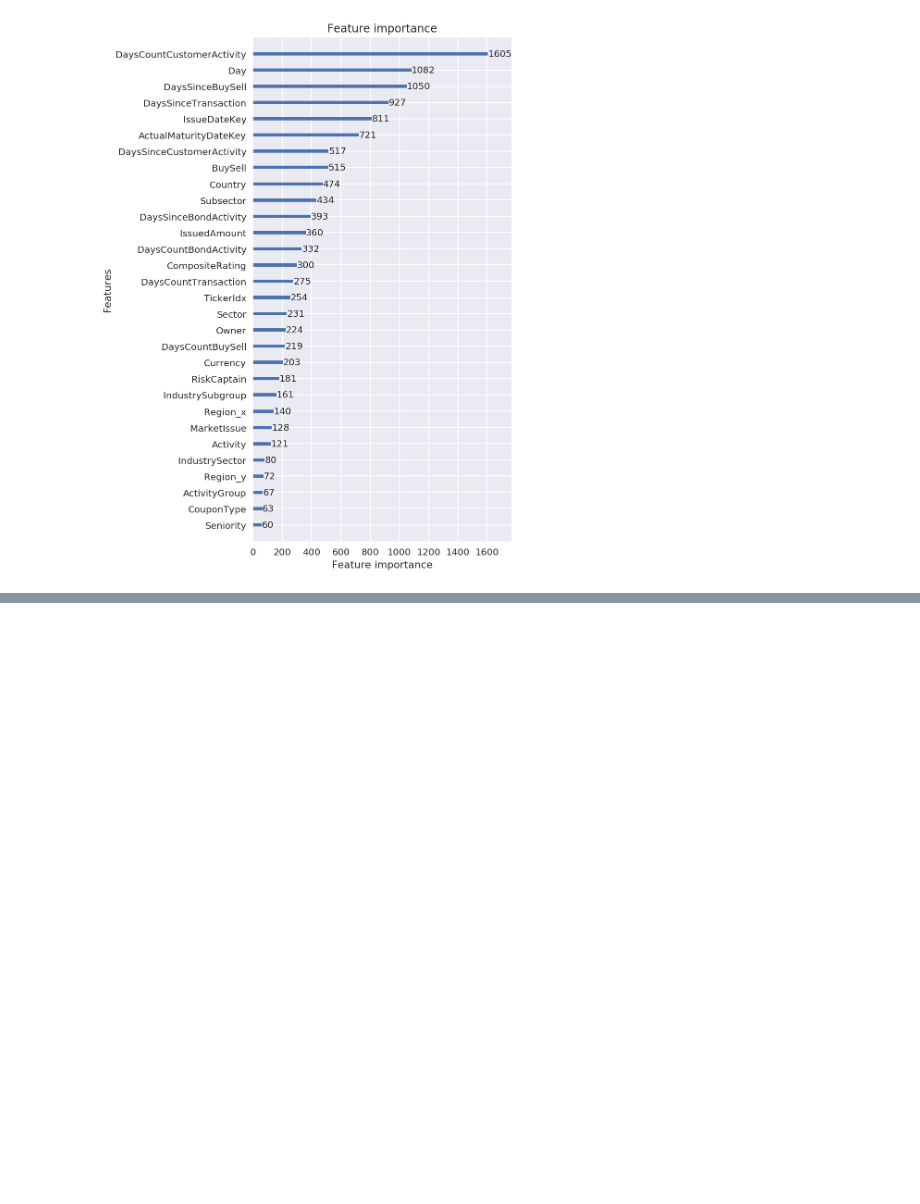
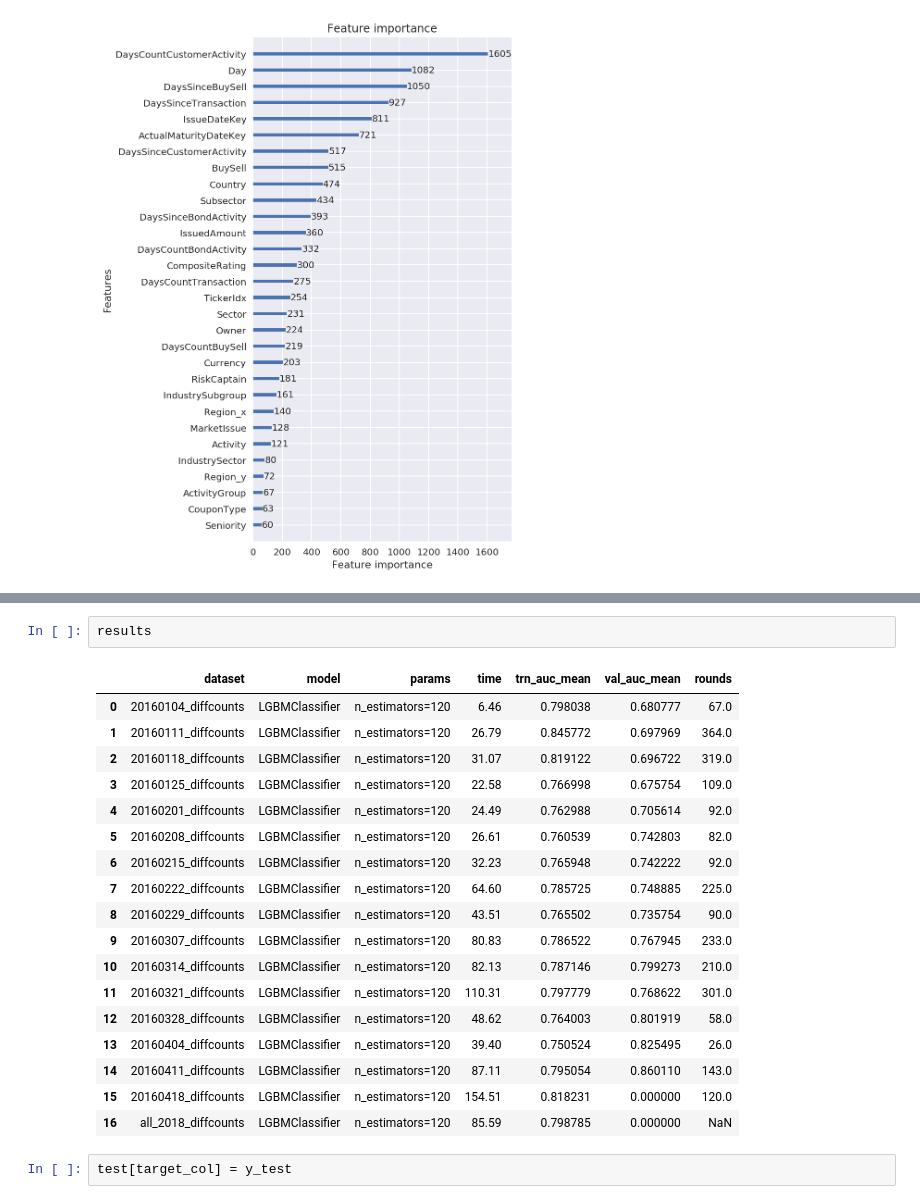
Before and after one commit to Robert-Aduviri/DSG-2018-Qualifiers, a Jupyter notebook: notebooks/robert/RA-19-All-Weeks.ipynb, the cells around one changed output, grey strips where cells are left out. Drawn from its saved outputs; the diff is of its cells as text; blank space fills up the shorter version.

```diff
--- a/notebooks/robert/RA-19-All-Weeks.ipynb
+++ b/notebooks/robert/RA-19-All-Weeks.ipynb
@@ -292,0 +337,23 @@ plot_importance(output[-1][1], figsize=(5,10))
+# %%
+results
+# %% [output]
+|  | dataset | model | params | time | trn_auc_mean | val_auc_mean | rounds |
+| 0 | 20160104_diffcounts | LGBMClassifier | n_estimators=120 | 6.46 | 0.798038 | 0.680777 | 67.0 |
+| 1 | 20160111_diffcounts | LGBMClassifier | n_estimators=120 | 26.79 | 0.845772 | 0.697969 | 364.0 |
+| 2 | 20160118_diffcounts | LGBMClassifier | n_estimators=120 | 31.07 | 0.819122 | 0.696722 | 319.0 |
+| 3 | 20160125_diffcounts | LGBMClassifier | n_estimators=120 | 22.58 | 0.766998 | 0.675754 | 109.0 |
+| 4 | 20160201_diffcounts | LGBMClassifier | n_estimators=120 | 24.49 | 0.762988 | 0.705614 | 92.0 |
+| 5 | 20160208_diffcounts | LGBMClassifier | n_estimators=120 | 26.61 | 0.760539 | 0.742803 | 82.0 |
+| 6 | 20160215_diffcounts | LGBMClassifier | n_estimators=120 | 32.23 | 0.765948 | 0.742222 | 92.0 |
+| 7 | 20160222_diffcounts | LGBMClassifier | n_estimators=120 | 64.60 | 0.785725 | 0.748885 | 225.0 |
+| 8 | 20160229_diffcounts | LGBMClassifier | n_estimators=120 | 43.51 | 0.765502 | 0.735754 | 90.0 |
+| 9 | 20160307_diffcounts | LGBMClassifier | n_estimators=120 | 80.83 | 0.786522 | 0.767945 | 233.0 |
+| 10 | 20160314_diffcounts | LGBMClassifier | n_estimators=120 | 82.13 | 0.787146 | 0.799273 | 210.0 |
+| 11 | 20160321_diffcounts | LGBMClassifier | n_estimators=120 | 110.31 | 0.797779 | 0.768622 | 301.0 |
+| 12 | 20160328_diffcounts | LGBMClassifier | n_estimators=120 | 48.62 | 0.764003 | 0.801919 | 58.0 |
+| 13 | 20160404_diffcounts | LGBMClassifier | n_estimators=120 | 39.40 | 0.750524 | 0.825495 | 26.0 |
+| 14 | 20160411_diffcounts | LGBMClassifier | n_estimators=120 | 87.11 | 0.795054 | 0.860110 | 143.0 |
+| 15 | 20160418_diffcounts | LGBMClassifier | n_estimators=120 | 154.51 | 0.818231 | 0.000000 | 120.0 |
+| 16 | all_2018_diffcounts | LGBMClassifier | n_estimators=120 | 85.59 | 0.798785 | 0.000000 | NaN |
+# %%
+test[target_col] = y_test
```
Also changed, not shown: parts of 66 cells of this notebook, 1 other file.
